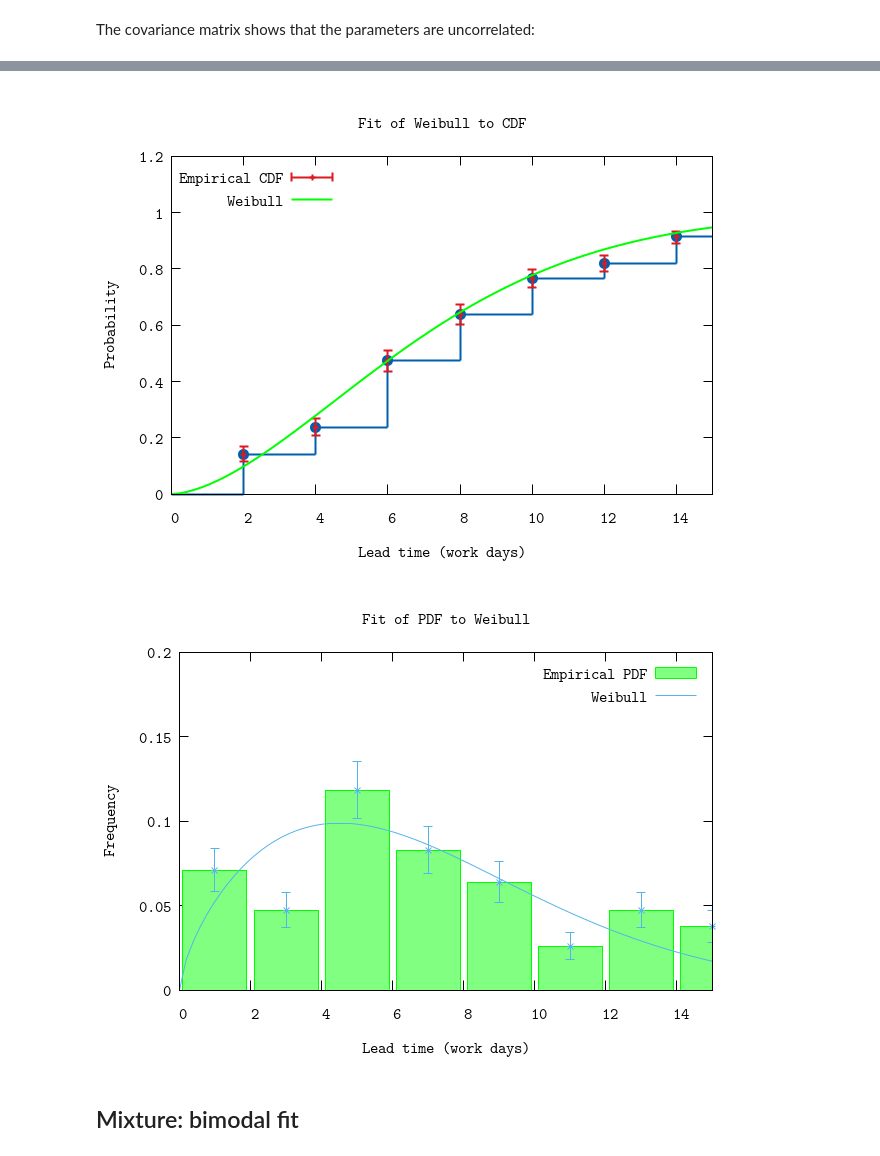
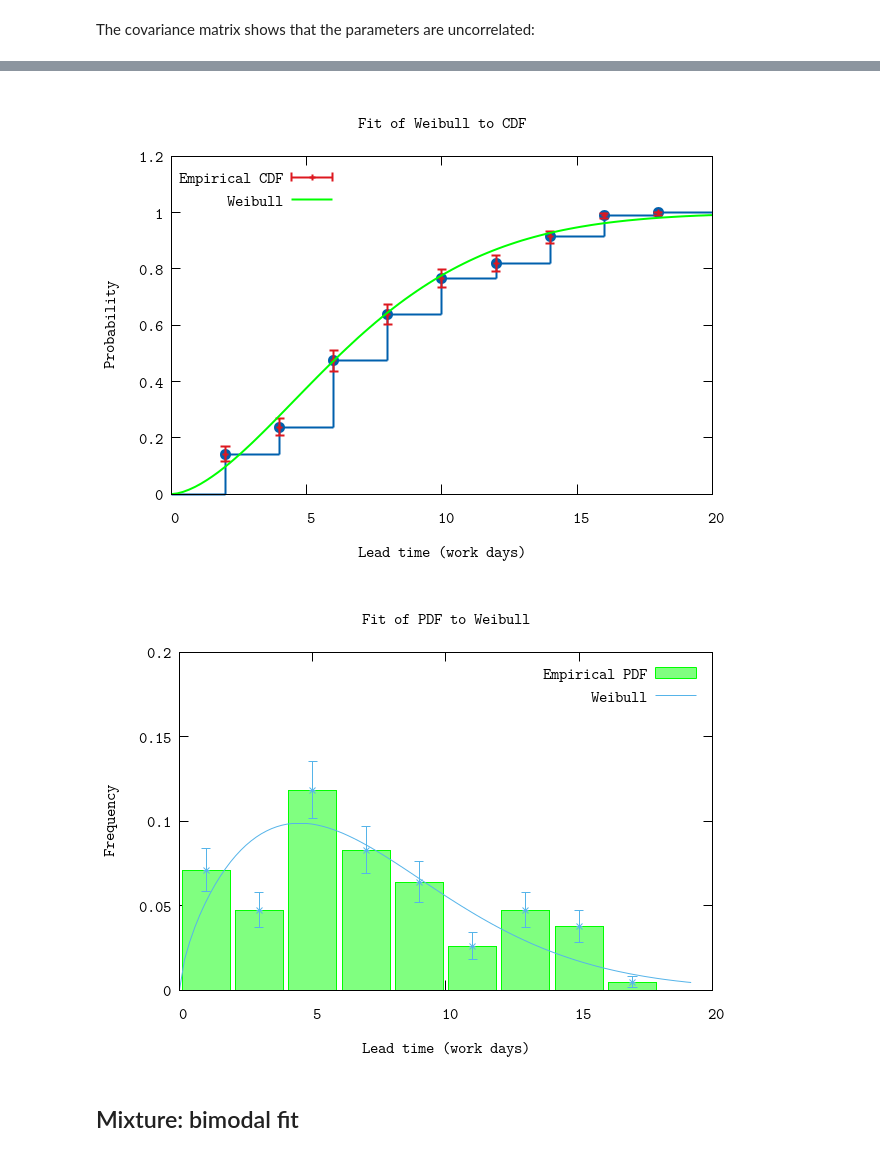
Before and after one commit to piisgaaf/chi2fit, a Jupyter notebook: notebooks/Multi-modal-data.ipynb, the cells around one changed output, grey strips where cells are left out. Saved outputs shown, nothing was run; the diff lists cells and outputs as text; code cells hidden in the pictures.

```diff
--- a/notebooks/Multi-modal-data.ipynb
+++ b/notebooks/Multi-modal-data.ipynb
@@ -158,26 +158,26 @@ P.ecdf(hdata,
     plottitle: "Fit of Weibull to CDF",
     xlabel: "Lead time (work days)",
     ylabel: "Probability",
-    xrange: '[0:15]',
+    xrange: '[0:20]',
     title: "Weibull",
     func: & Distribution.cdf(model).(&1,parameters))
 :"this is an inline image"
 # %% [output]
-[figure, old version]
+[figure, new version]
 # %%
 pdf = fn x -> Distribution.pdf(model).(x,parameters) end
 P.pdf(data|>Enum.map(&(&1-2)),
     plottitle: "Fit of PDF to Weibull",
     xlabel: "Lead time (work days)",
     ylabel: "Frequency",
     yrange: '[0:0.20]',
-    xrange: '[0:15]',
+    xrange: '[0:20]',
     pdf: pdf,
     bin: 2,
     title: "Weibull")
 :"this is an inline image"
 # %% [output]
-[figure, old version]
+[figure, new version]
 # %% [markdown]
 ## Mixture: bimodal fit
 # %% [markdown]
```
Also changed, not shown: parts of 11 cells of this notebook.
